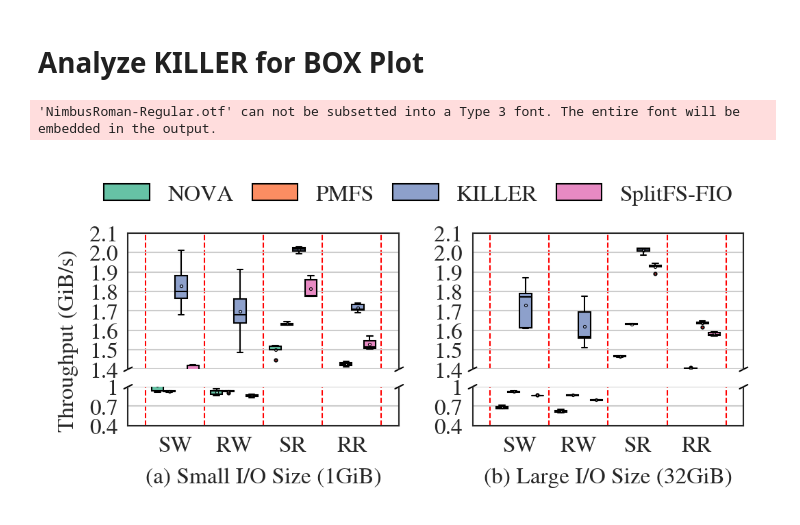
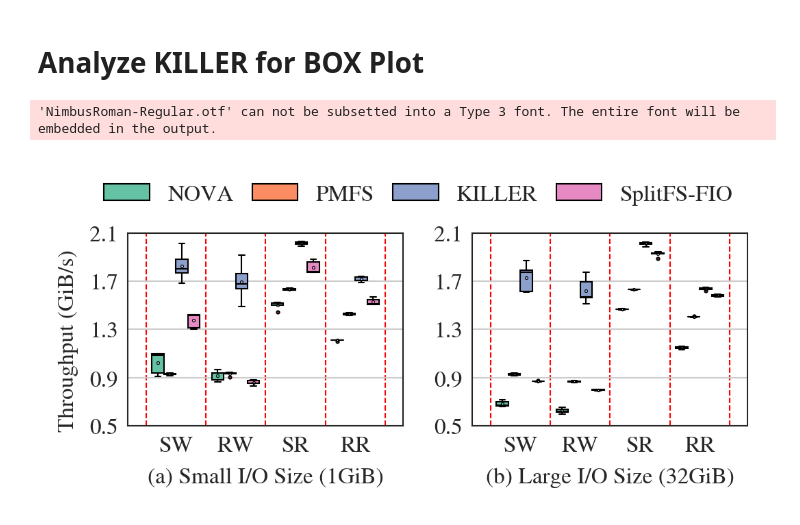
Before and after one commit to WOFS-for-PM/tests, a Jupyter notebook: killer-asplos/FIG-ST-FIO/plot.ipynb, the cells around one changed output. Drawn from its saved outputs; the diff is of its cells as text; code cells hidden in the pictures.

```diff
--- a/killer-asplos/FIG-ST-FIO/plot.ipynb
+++ b/killer-asplos/FIG-ST-FIO/plot.ipynb
@@ -147,13 +147,13 @@ colors = ["#2b2d42", "#8d99ae", "#edf2f4", "#ef233c", "#ef233c", "#ef233c", "#ef
 # dfs = [df_io_small, df_io_large]
 dfs = [df_io_small, df_io_large]
 boxplots = []
-gs0 = gridspec.GridSpec(1, 2, figure=fig, width_ratios=[1, 1],  wspace=0.1)
+# gs0 = gridspec.GridSpec(1, 2, figure=fig, width_ratios=[1, 1],  wspace=0.1)
 for df_idx, df in enumerate(dfs):
-    gs0_fid = gridspec.GridSpecFromSubplotSpec(2, 1, subplot_spec=gs0[df_idx], hspace=0.2, height_ratios=[7, 2])
-    ax_top = plt.subplot(gs0_fid[0])
-    ax_bottom = plt.subplot(gs0_fid[1])
-    # plt.subplot(1, 2, df_idx + 1)
-    # ax = fig.gca()
+    # gs0_fid = gridspec.GridSpecFromSubplotSpec(2, 1, subplot_spec=gs0[df_idx], hspace=0.2, height_ratios=[7, 2])
+    # ax_top = plt.subplot(gs0_fid[0])
+    # ax_bottom = plt.subplot(gs0_fid[1])
+    plt.subplot(1, 2, df_idx + 1)
+    ax = fig.gca()
     lw = 0.5
     # for axis in ['top','bottom','left','right']:
     #     ax.spines[axis].set_linewidth(lw)
@@ -178,67 +178,71 @@ for df_idx, df in enumerate(dfs):
         # else:
         #     plt.bar(points, bws, width=bar_width, hatch=patterns[idx], edgecolor='black', color=plt.get_cmap('Set2')(idx), linewidth=0.5)
         # Boxplot
-        bp = ax_top.boxplot(bws, positions=points, widths=bar_width, patch_artist=True, showmeans=True, boxprops=dict(facecolor=plt.get_cmap('Set2')(idx), color='black', linewidth=0.5), whiskerprops=dict(color='black', linewidth=0.5), capprops=dict(color='black', linewidth=0.5), medianprops=dict(color='black', linewidth=0.5), meanprops=dict(marker='.', markeredgecolor='black', markerfacecolor='white', markersize=0.5, linewidth=0.5), flierprops={"marker": "o", "markerfacecolor": "red", "markersize": 0.5})
+        bp = ax.boxplot(bws, positions=points, widths=bar_width, patch_artist=True, showmeans=True, boxprops=dict(facecolor=plt.get_cmap('Set2')(idx), color='black', linewidth=0.5), whiskerprops=dict(color='black', linewidth=0.5), capprops=dict(color='black', linewidth=0.5), medianprops=dict(color='black', linewidth=0.5), meanprops=dict(marker='.', markeredgecolor='black', markerfacecolor='white', markersize=0.5, linewidth=0.5), flierprops={"marker": "o", "markerfacecolor": "red", "markersize": 0.5})
 
-        bp = ax_bottom.boxplot(bws, positions=points, widths=bar_width, patch_artist=True, showmeans=True, boxprops=dict(facecolor=plt.get_cmap('Set2')(idx), color='black', linewidth=0.5), whiskerprops=dict(color='black', linewidth=0.5), capprops=dict(color='black', linewidth=0.5), medianprops=dict(color='black', linewidth=0.5), meanprops=dict(marker='.', markeredgecolor='black', markerfacecolor='white', markersize=0.5, linewidth=0.5), flierprops={"marker": "o", "markerfacecolor": "red", "markersize": 0.5})
+        # bp = ax_bottom.boxplot(bws, positions=points, widths=bar_width, patch_artist=True, showmeans=True, boxprops=dict(facecolor=plt.get_cmap('Set2')(idx), color='black', linewidth=0.5), whiskerprops=dict(color='black', linewidth=0.5), capprops=dict(color='black', linewidth=0.5), medianprops=dict(color='black', linewidth=0.5), meanprops=dict(marker='.', markeredgecolor='black', markerfacecolor='white', markersize=0.5, linewidth=0.5), flierprops={"marker": "o", "markerfacecolor": "red", "markersize": 0.5})
 
         boxplots.append(bp)
 
     for axis in ['top','bottom','left','right']:
-        ax_top.spines[axis].set_linewidth(lw)
-        ax_bottom.spines[axis].set_linewidth(lw)
+        ax.spines[axis].set_linewidth(lw)
+        ax.spines[axis].set_linewidth(lw)
 
-    ax_top.xaxis.set_minor_locator(MultipleLocator(0.5))
-    ax_bottom.xaxis.set_minor_locator(MultipleLocator(0.5))
-    ax_top.grid(which='minor', linewidth='0.5', color = 'red', zorder=999, linestyle="--")
-    ax_bottom.grid(which='minor', linewidth='0.5', color = 'red', zorder=999, linestyle="--")
+    ax.xaxis.set_minor_locator(MultipleLocator(0.5))
+    ax.grid(which='minor', linewidth='0.5', color = 'red', zorder=999, linestyle="--")
 
-    ax_top.set_ylim(1400, 2100)
-    ax_top.set_yticks([1400, 1500, 1600, 1700, 1800, 1900, 2000, 2100])
-    ax_top.set_yticklabels([1.4, 1.5, 1.6, 1.7, 1.8, 1.9, 2.0, 2.1], fontsize=8)
-    ax_bottom.set_ylim(400, 1000)
-    ax_bottom.set_yticks([400, 700, 1000])
-    ax_bottom.set_yticklabels([0.4, 0.7, 1], fontsize=8)
-    ax_top.spines['bottom'].set_visible(False)
-    ax_bottom.spines['top'].set_visible(False)
+    ax.set_ylim(500, 2100)
+    ax.set_yticks([500, 900, 1300, 1700, 2100])
+    ax.set_yticklabels([0.5, 0.9, 1.3, 1.7, 2.1], fontsize=8)
+    # if df_idx == 0:
+    #     ax_bottom.set_ylim(400, 1000)
+    #     ax_bottom.set_yticks([400, 1000])
+    #     ax_bottom.set_yticklabels([0.4, 1], fontsize=8)
+    # else:
+    #     ax_bottom.set_ylim(400, 1000)
+    #     ax_bottom.set_yticks([400, 1000])
+    #     ax_bottom.set_yticklabels([0.4, 1], fontsize=8)
+
+    # ax.spines['bottom'].set_visible(False)
+    # ax_bottom.spines['top'].set_visible(False)
     # Draw title
     # bax.xticks(x, labels=["SW", "RW", "SR", "RR"], fontsize=8)
     # bax.ylim(1400, 2100)
     # bax.yticks([1400, 1500, 1600, 1700, 1800, 1900, 2000, 2100], labels=[1.4, 1.5, 1.6, 1.7, 1.8, 1.9, 2.0, 2.1], fontsize=8)
     # bax.xlabel(subfig_titles[df_idx], fontsize=8)
     # if (df_idx == 0):
     #     plt.ylabel('Throughput (GiB/s)', fontsize=8)
 
     # ax_bottom.set_xlabel(["SW", "RW", "SR", "RR"], fontsize=8)
-    ax_bottom.set_xticks(x)
-    ax_bottom.set_xticklabels(["SW", "RW", "SR", "RR"], fontsize=8)
+    ax.set_xticks(x)
+    ax.set_xticklabels(["SW", "RW", "SR", "RR"], fontsize=8)
 
-    ax_top.set_xticks(x)
-    ax_top.set_xticklabels([])
+    # ax_top.set_xticks(x)
+    # ax_top.set_xticklabels([])
 
     # 斜度还要看两拼接子图大小是几比几
-    d = .015
-    kwargs = dict(transform=ax_top.transAxes, color='k', clip_on=False, linewidth=0.5)
-    ax_top.plot((-d, +d), (-d, +d), **kwargs)
-    ax_top.plot((1 - d, 1 + d), (-d, + d), **kwargs)
+    # d = .015
+    # kwargs = dict(transform=ax_top.transAxes, color='k', clip_on=False, linewidth=0.5)
+    # ax_top.plot((-d, +d), (-d, +d), **kwargs)
+    # ax_top.plot((1 - d, 1 + d), (-d, + d), **kwargs)
 
-    kwargs.update(transform=ax_bottom.transAxes)
-    ax_bottom.plot((-d, +d), (1 - d * 7/2, 1 + d* 7/2), **kwargs)
-    ax_bottom.plot((1 - d, 1 + d), (1 - d* 7/2, 1 + d* 7/2), **kwargs)
+    # kwargs.update(transform=ax_bottom.transAxes)
+    # ax_bottom.plot((-d, +d), (1 - d * 7/2, 1 + d* 7/2), **kwargs)
+    # ax_bottom.plot((1 - d, 1 + d), (1 - d* 7/2, 1 + d* 7/2), **kwargs)
 
-    ax_bottom.set_xlabel(subfig_titles[df_idx], fontsize=8)
+    ax.set_xlabel(subfig_titles[df_idx], fontsize=8)
 
 # fig.supylabel("Throughput (GiB/s)").set_position((0.03, 0.5))
 # legend_labels = ["PMM"]
 fig.text(0, 0.55, "Throughput (GiB/s)", va='center', rotation='vertical', fontsize=8)
 legend_labels = fss
 # legend_labels.extend(fss[:-1])
-gs0.tight_layout(fig)
+plt.tight_layout()
 # fig.legend(, loc='center', bbox_to_anchor=(0.5, 1.05), ncol=3, fontsize=8, frameon=False)
 bps = [ bp["boxes"][0] for bp in boxplots[:len(fss)] ]
 fig.legend(bps, legend_labels, loc='center', bbox_to_anchor=(0.5, 1), ncol=4, fontsize=8, frameon=False, columnspacing=0.8)
 # plt.tight_layout()
 plt.savefig("./FIG-IO-Analysis.pdf", bbox_inches='tight', pad_inches=0)
 # %% [output]
 'NimbusRoman-Regular.otf' can not be subsetted into a Type 3 font. The entire font will be embedded in the output.
-[figure, old version]
+[figure, new version]
```
Also changed, not shown: parts of 1 cell of this notebook, 40 other files.
